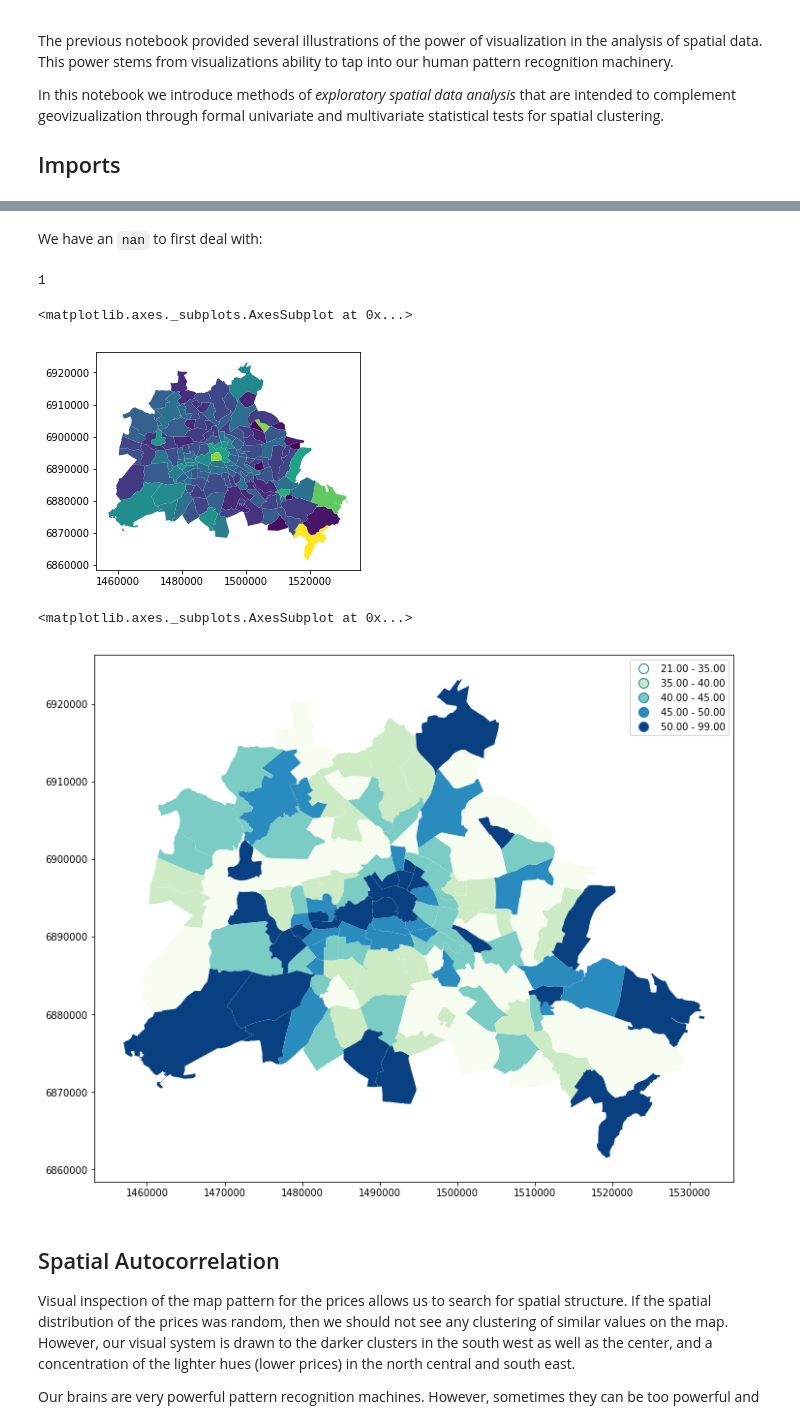
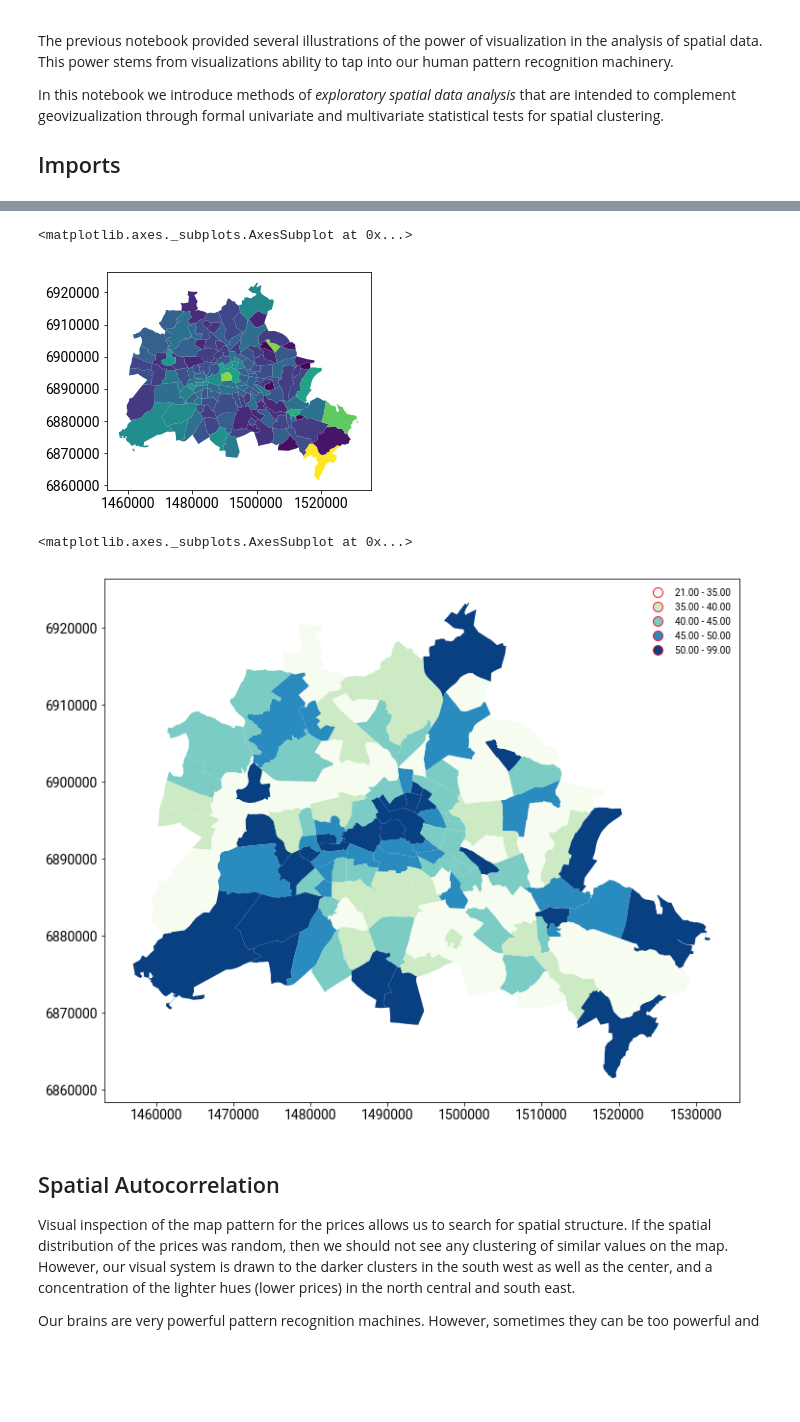
Before and after one commit to geopandas/scipy2018-geospatial-data, a Jupyter notebook: 06-exploratory-spatial-data-analysis.ipynb, the cells around one changed output, grey strips where cells are left out. Cells and saved outputs as stored; diff of their text form; code cells hidden in the pictures; blank space fills up the shorter version.

```diff
--- a/06-exploratory-spatial-data-analysis.ipynb
+++ b/06-exploratory-spatial-data-analysis.ipynb
@@ -27,3 +24,5 @@ df = gpd.read_file('data/neighborhoods.shp')
+# %%
+df = gpd.read_file('data/berlin-neighbourhoods.geojson')
 # %%
 df.head()
 # %% [output]
@@ -36,25 +35,15 @@ df.head()
-# %% [markdown]
-We have an `nan` to first deal with:
-# %%
-pd.isnull(df['median_pri']).sum()
-# %% [output]
-1
-# %%
-df = df
-df['median_pri'].fillna((df['median_pri'].mean()), inplace=True)
 # %%
-df.plot(column='median_pri')
+df.plot(column='median_price')
 # %% [output]
 <matplotlib.axes._subplots.AxesSubplot at 0x...>
-[figure, old version]
+[figure, new version]
 # %%
-fig, ax = plt.subplots(figsize=(12,10), subplot_kw={'aspect':'equal'})
-df.plot(column='median_pri', scheme='Quantiles', k=5, cmap='GnBu', legend=True, ax=ax)
-#ax.set_xlim(150000, 160000)
-#ax.set_ylim(208000, 215000)
+fig, ax = plt.subplots(figsize=(12,10), subplot_kw=dict(aspect='equal'))
+df.plot(column='median_price', scheme='Quantiles',
+        k=5, cmap='GnBu', legend=True, ax=ax)
 # %% [output]
 <matplotlib.axes._subplots.AxesSubplot at 0x...>
-[figure, old version]
+[figure, new version]
 # %% [markdown]
 ## Spatial Autocorrelation ##
 
```
Also changed, not shown: parts of 23 cells of this notebook, 2 other files.
